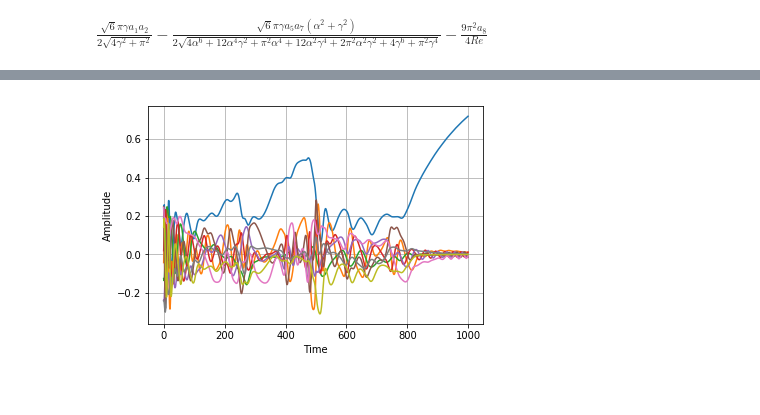
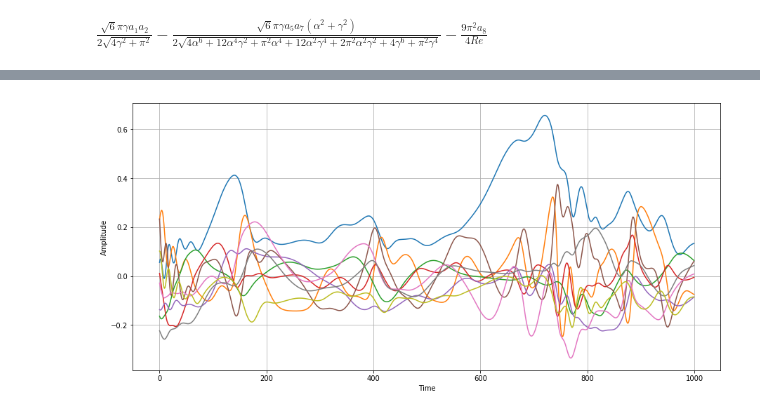
Before and after one commit to JonathanPrexl/Nine-Mode-Model, a Jupyter notebook: nine_mode_model.ipynb, the cells around one changed output, grey strips where cells are left out. Saved outputs shown, nothing was run; the diff lists cells and outputs as text; code cells hidden in the pictures.

```diff
--- a/nine_mode_model.ipynb
+++ b/nine_mode_model.ipynb
@@ -519,17 +501,20 @@ ode = equation_system.evaluation
 from scipy.integrate import odeint
 
 def get_IC_9MM():
+    """ get random inital condition "close" to the attractor """
     a0 = np.random.random(9)-.5
-    a0[0:10] /= 2
+    a0 /= 2
     return a0
 
 time_array = np.linspace(0,800,1000)
 solution = odeint(ode,get_IC_9MM(),time_array)
 # %%
+plt.figure(figsize=(15,7))
 plt.plot(solution)
 plt.grid()
 plt.ylabel("Amplitude")
 plt.xlabel("Time")
+plt.savefig("solution.png",dpi=200)
 plt.show()
 # %% [output]
-[figure, old version]
+[figure, new version]
```
Also changed, not shown: parts of 27 cells of this notebook, 1 other file.
